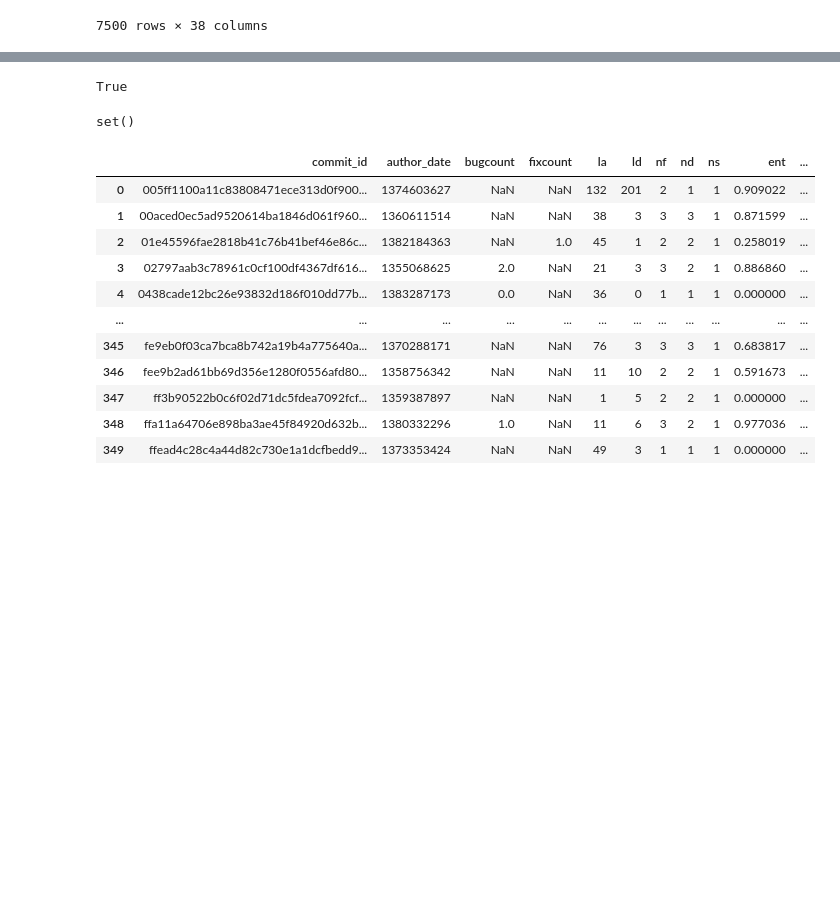
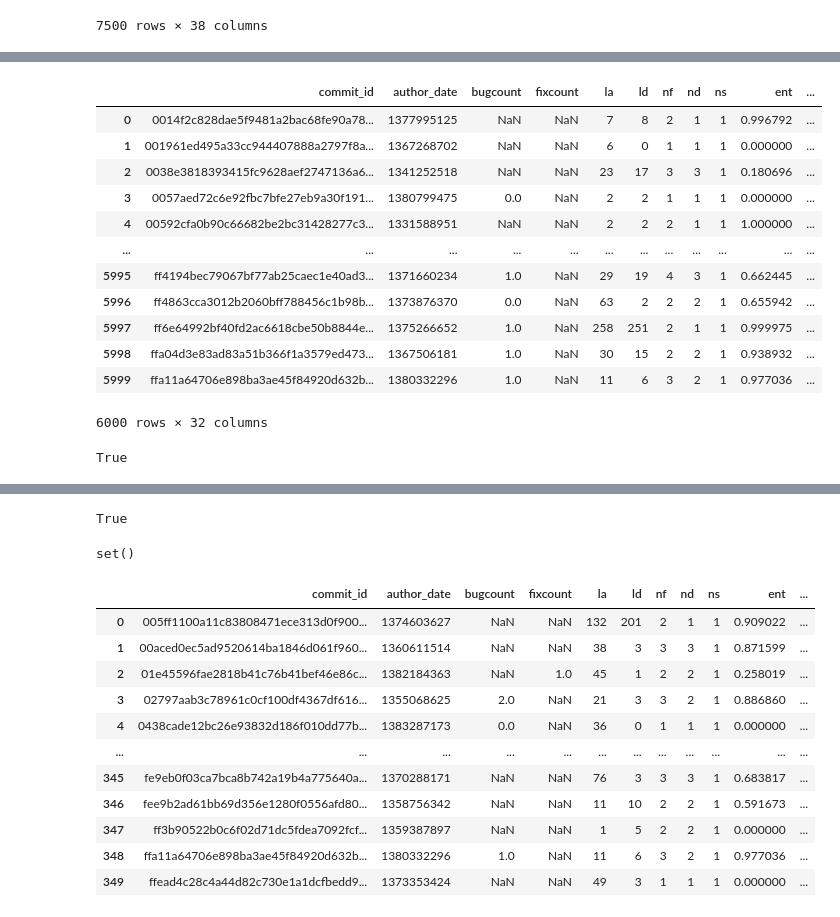
Before and after one commit to uw-swag/jit-bugpred, a Jupyter notebook: notebooks/moving_target.ipynb, the cells around one changed output, grey strips where cells are left out. Drawn from its saved outputs; the diff is of its cells as text; code cells hidden in the pictures; blank space fills up the shorter version.

```diff
--- a/notebooks/moving_target.ipynb
+++ b/notebooks/moving_target.ipynb
@@ -197,0 +214,21 @@ bal_lowfile
+# %%
+lowfiletr = pd.read_csv('../data/ballowfiletrain.csv')
+lowfiletr
+# %% [output]
+|  | commit_id | author_date | bugcount | fixcount | la | ld | nf | nd | ns | ent | ... |
+| 0 | 0014f2c828dae5f9481a2bac68fe90a78... | 1377995125 | NaN | NaN | 7 | 8 | 2 | 1 | 1 | 0.996792 | ... |
+| 1 | 001961ed495a33cc944407888a2797f8a... | 1367268702 | NaN | NaN | 6 | 0 | 1 | 1 | 1 | 0.000000 | ... |
+| 2 | 0038e3818393415fc9628aef2747136a6... | 1341252518 | NaN | NaN | 23 | 17 | 3 | 3 | 1 | 0.180696 | ... |
+| 3 | 0057aed72c6e92fbc7bfe27eb9a30f191... | 1380799475 | 0.0 | NaN | 2 | 2 | 1 | 1 | 1 | 0.000000 | ... |
+| 4 | 00592cfa0b90c66682be2bc31428277c3... | 1331588951 | NaN | NaN | 2 | 2 | 2 | 1 | 1 | 1.000000 | ... |
+| ... | ... | ... | ... | ... | ... | ... | ... | ... | ... | ... | ... |
+| 5995 | ff4194bec79067bf77ab25caec1e40ad3... | 1371660234 | 1.0 | NaN | 29 | 19 | 4 | 3 | 1 | 0.662445 | ... |
+| 5996 | ff4863cca3012b2060bff788456c1b98b... | 1373876370 | 0.0 | NaN | 63 | 2 | 2 | 2 | 1 | 0.655942 | ... |
+| 5997 | ff6e64992bf40fd2ac6618cbe50b8844e... | 1375266652 | 1.0 | NaN | 258 | 251 | 2 | 1 | 1 | 0.999975 | ... |
+| 5998 | ffa04d3e83ad83a51b366f1a3579ed473... | 1367506181 | 1.0 | NaN | 30 | 15 | 2 | 2 | 1 | 0.938932 | ... |
+| 5999 | ffa11a64706e898ba3ae45f84920d632b... | 1380332296 | 1.0 | NaN | 11 | 6 | 3 | 2 | 1 | 0.977036 | ... |
+6000 rows × 32 columns
+# %%
+set(lowfiletr['commit_id']).issubset(set(lowfile['commit_id']))
+# %% [output]
+True
```
Also changed, not shown: parts of 19 cells of this notebook, 5 other files.
